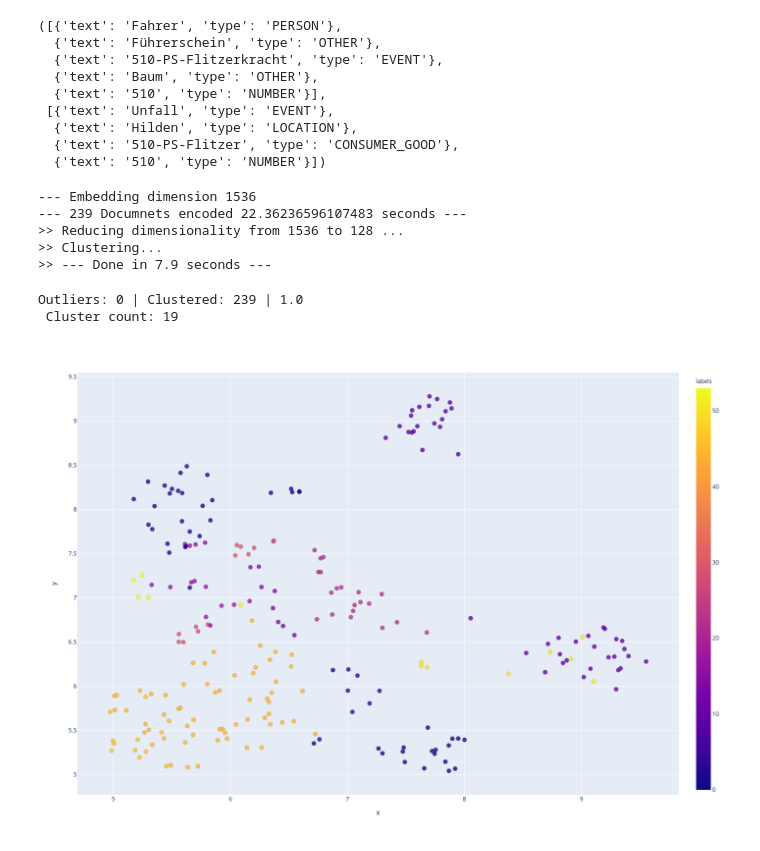
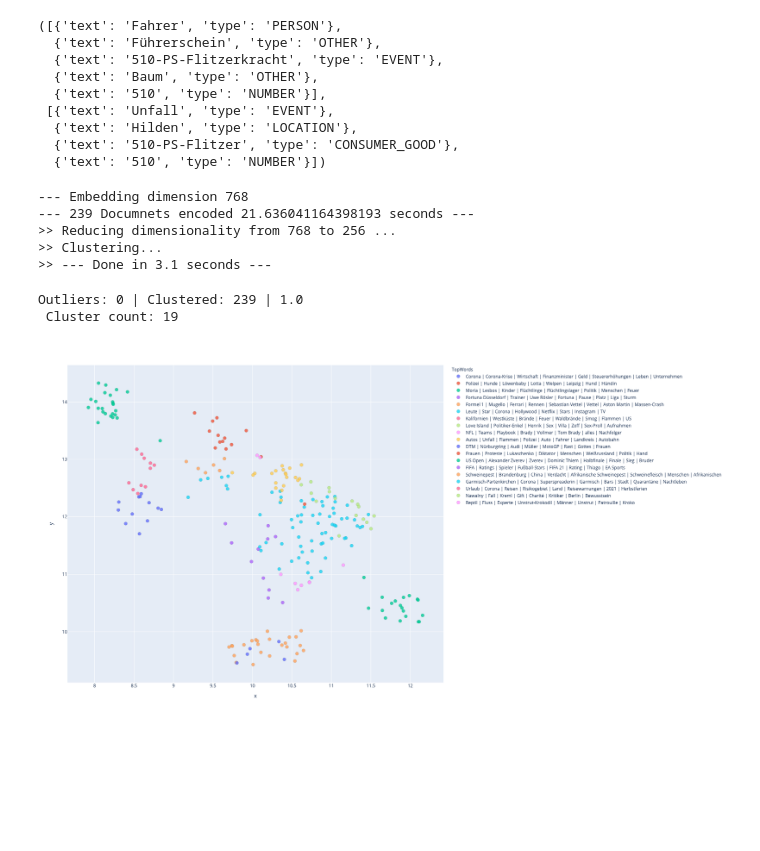
Before and after one commit to spring-media/ci-topic-thunder, a Jupyter notebook: notebooks/ClusterDescription.ipynb, the cells around one changed output. Drawn from its saved outputs; the diff is of its cells as text; code cells hidden in the pictures; blank space fills up the shorter version.

Commit message:
CI-934 | window clustering, fixing mlflow  and Cluster Description notebook

```diff
--- a/notebooks/ClusterDescription.ipynb
+++ b/notebooks/ClusterDescription.ipynb
@@ -195,8 +189,8 @@ print(collections.Counter([x["text"] for x in ner_labels if "bild" not in x["tex
 ctrs=[]
 start_time = time.time()
 
-for topic in topic_sizes["Topic"].values:
-    ner_labels = ner_article(docs_per_topic.set_index("Topic")["Raw_Doc"].loc[topic])
+for topic in docs_per_topic.index.values:
+    ner_labels = ner_article(docs_per_topic["Raw_Doc"].loc[topic])
     ctrs.append(collections.Counter([x["text"] for x in ner_labels if "bild" not in x["text"].lower() ]).most_common()[:10])
 print("--- Documnets NER encoded %s seconds ---" % (time.time() - start_time))
 # %%
@@ -213,8 +201,8 @@ ctrs=[]
 
 start_time = time.time()
 
-for topic in topic_sizes["Topic"].values: # Go over topic labels
-    ner_labels = ner_article(docs_per_topic.set_index("Topic")["mix"].loc[topic])
+for topic in docs_per_topic.index.values: # Go over topic labels
+    ner_labels = ner_article(docs_per_topic["mix"].loc[topic])
     counted_word_occurances = collections.Counter([x["text"] for x in ner_labels if "bild" not in x["text"].lower() ]).most_common()[:10]
     ctrs.append(counted_word_occurances)
 print("--- Titles NER encoded in %s seconds ---" % (time.time() - start_time))
@@ -273,55 +240,60 @@ parse_google_named_entities(labeled.kicker_headline[article_id]),parse_google_na
   {'text': '510', 'type': 'NUMBER'}])
 # %%
 ctrs=[]
-for topic in topic_sizes["Topic"].values: # Go over topic labels
-    counted_word_occurances = collections.Counter([elem["text"] for elem in docs_per_topic.set_index("Topic").loc[topic]["text_ne"] if not elem['type'] =="NUMBER"]).most_common()[:10]
+for topic in docs_per_topic.index.values: # Go over topic labels
+    text_entities = [elem["text"] for elem in docs_per_topic.loc[topic]["text_ne"] if not elem['type'] =="NUMBER" and not elem['type'] =="COMMON" ]
+    seo_title_entities = [elem["text"] for elem in docs_per_topic.loc[topic]["seo_title_ne"] if not elem['type'] =="NUMBER" and not elem['type'] =="COMMON" ]*2
+    kicker_headline_entities = [elem["text"] for elem in docs_per_topic.loc[topic]["kicker_headline_ne"] if not elem['type'] =="NUMBER" and not elem['type'] =="COMMON" ]*3
+
+    counted_word_occurances = collections.Counter(text_entities+seo_title_entities+kicker_headline_entities).most_common()[:8]
+
+    #counted_word_occurances = collections.Counter([elem["text"] for elem in docs_per_topic.set_index("Topic").loc[topic]["text_ne"] if not elem['type'] =="NUMBER" and not elem['type'] =="COMMON"]).most_common()[:10]
     ctrs.append(counted_word_occurances)
-dict_with_top_words = {k:v  for k,v in  zip(topic_sizes["Topic"].values,ctrs)}
+dict_with_top_words = {k:v  for k,v in  zip(docs_per_topic.index.values,ctrs)}
 
 
-cluster_labels_google = pd.DataFrame(zip(topic_sizes["Topic"].values,[" | ".join([word[0] for word in word_score]) for word_score in ctrs]),columns=["Topic","TopWords"]).sort_values(by="Topic").set_index("Topic")
+cluster_labels_google = pd.DataFrame(zip(docs_per_topic.index.values,[" | ".join([word[0] for word in word_score]) for word_score in ctrs]),columns=["Topic","TopWords"]).sort_values(by="Topic").set_index("Topic")
 # %%
-from code import modeling
 
 word_embedding_model = models.Transformer(
     'T-Systems-onsite/bert-german-dbmdz-uncased-sentence-stsb')
 
 
-max_pooling = True
+max_pooling = False
 
 embeddings = modeling.get_sentence_embeddings(X.text.values,word_embedding_model,max_pooling)
 
-N_COMPONENTS=128
+N_COMPONENTS=256
 alpha=0.825
 min_cluster_size=3
 min_samples=3
-n_neighbors=64
+n_neighbors=46
 
 results,cluster_labels = modeling.cluster_and_reduce(embeddings,n_components_clustering=N_COMPONENTS,
                                                                              min_cluster_size=min_cluster_size,n_neighbors=n_neighbors,
                                                                              min_samples= min_samples,alpha=alpha)
 # %% [output]
---- Embedding dimension 1536
---- 239 Documnets encoded 22.36236596107483 seconds ---
->> Reducing dimensionality from 1536 to 128 ...
+--- Embedding dimension 768
+--- 239 Documnets encoded 21.636041164398193 seconds ---
+>> Reducing dimensionality from 768 to 256 ...
 >> Clustering...
->> --- Done in 7.9 seconds ---
+>> --- Done in 3.1 seconds ---
 # %%
 results = utils.link_to_raw_data(results,X,y.values)
 
 results["labels"] = results.labels.apply(int)
 results=pd.merge(results,cluster_labels_google.reset_index(),left_on="labels",right_on = "Topic")
-fig = px.scatter(results, x="x", y="y", hover_name="headline", hover_data=["created_at","TopWords"], color="labels",
+fig = px.scatter(results, x="x", y="y", hover_name="headline", hover_data=["created_at","TopWords"], color="TopWords",
                  opacity=0.8)
 fig.update_traces(marker=dict(size=9,
                               line=dict(width=0.15,
                                         color='DarkSlateGrey')),
                   selector=dict(mode='markers'))
 fig["layout"].pop("updatemenus")
 
 fig.update_layout(height=1000)
 fig.show()
 # %% [output]
 Outliers: 0 | Clustered: 239 | 1.0
  Cluster count: 19
-[figure, old version]
+[figure, new version]
```
Also changed, not shown: parts of 13 cells of this notebook, 6 other files.
